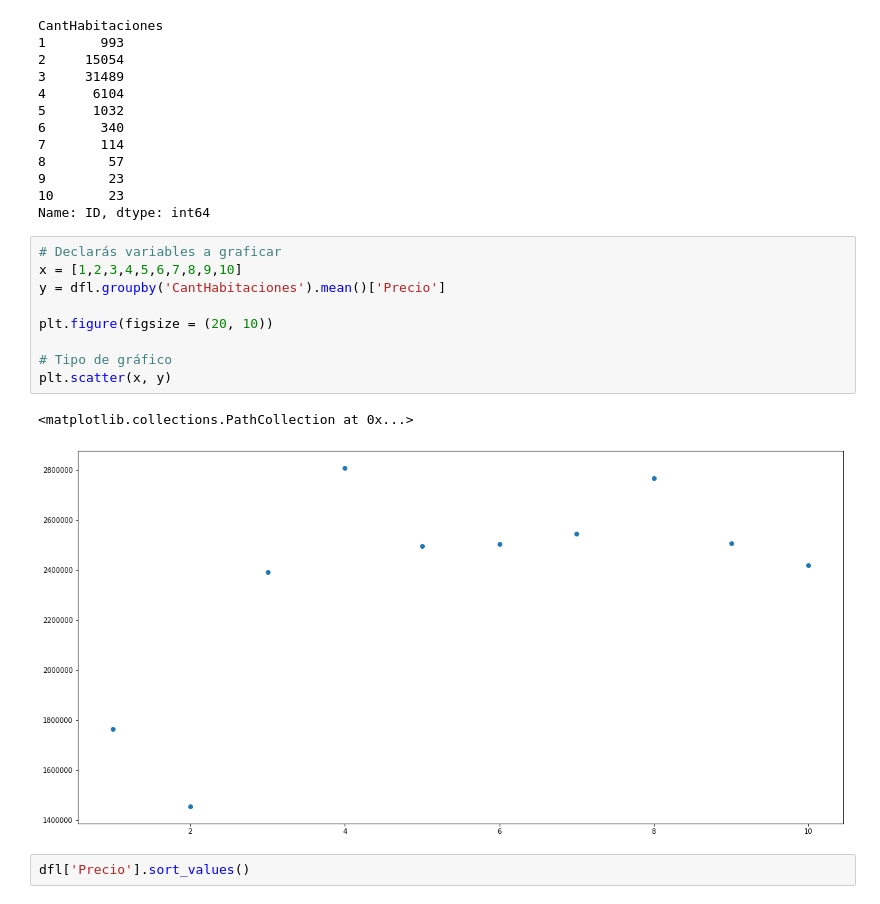
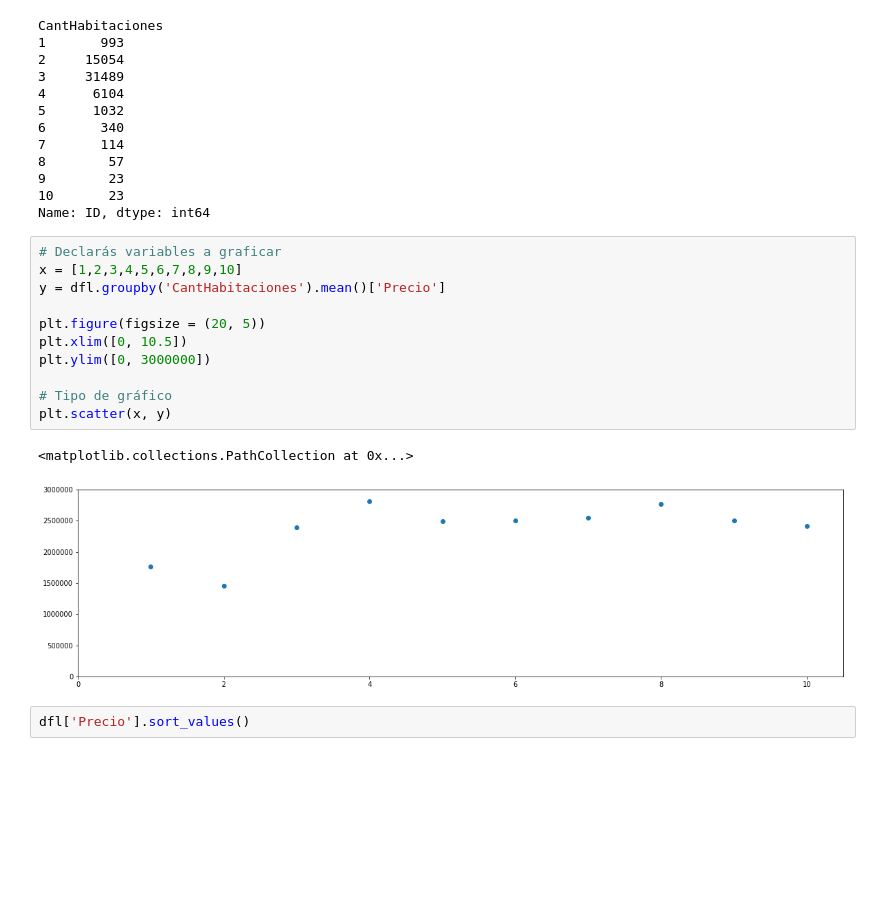
Before and after one commit to komod0/TPs-Org.Datos, a Jupyter notebook: tp1/unTest2.ipynb, the cells around one changed output. Drawn from its saved outputs; the diff is of its cells as text; blank space fills up the shorter version.

```diff
--- a/tp1/unTest2.ipynb
+++ b/tp1/unTest2.ipynb
@@ -358,15 +358,17 @@ Name: ID, dtype: int64
 # %%
 # Declarás variables a graficar
 x = [1,2,3,4,5,6,7,8,9,10]
 y = dfl.groupby('CantHabitaciones').mean()['Precio']
 
-plt.figure(figsize = (20, 10))
+plt.figure(figsize = (20, 5))
+plt.xlim([0, 10.5])
+plt.ylim([0, 3000000])
 
 # Tipo de gráfico
 plt.scatter(x, y)
 # %% [output]
 <matplotlib.collections.PathCollection at 0x...>
-[figure, old version]
+[figure, new version]
 # %%
 dfl['Precio'].sort_values()
 # %% [output]
```
Also changed, not shown: parts of 1 cell of this notebook.
